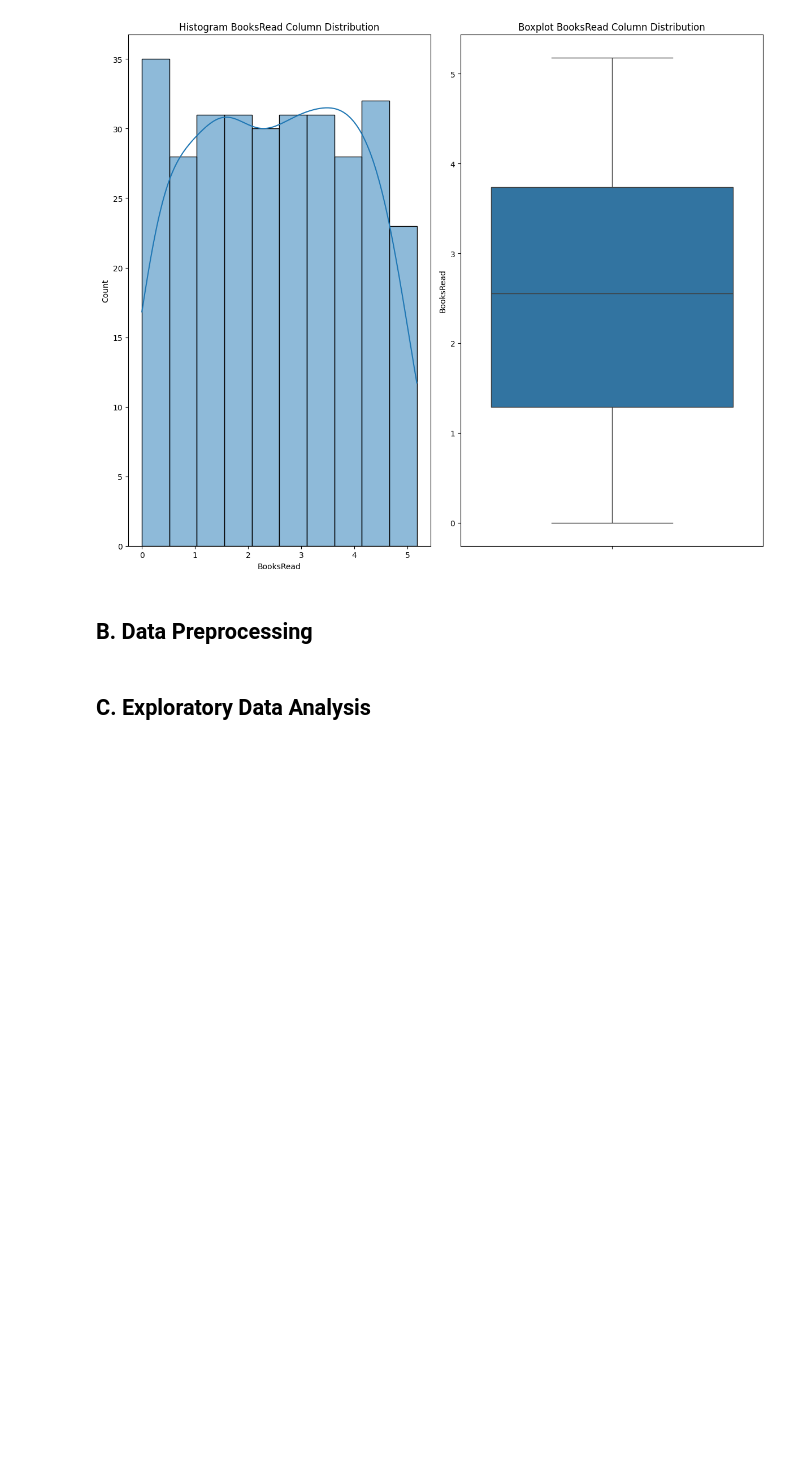
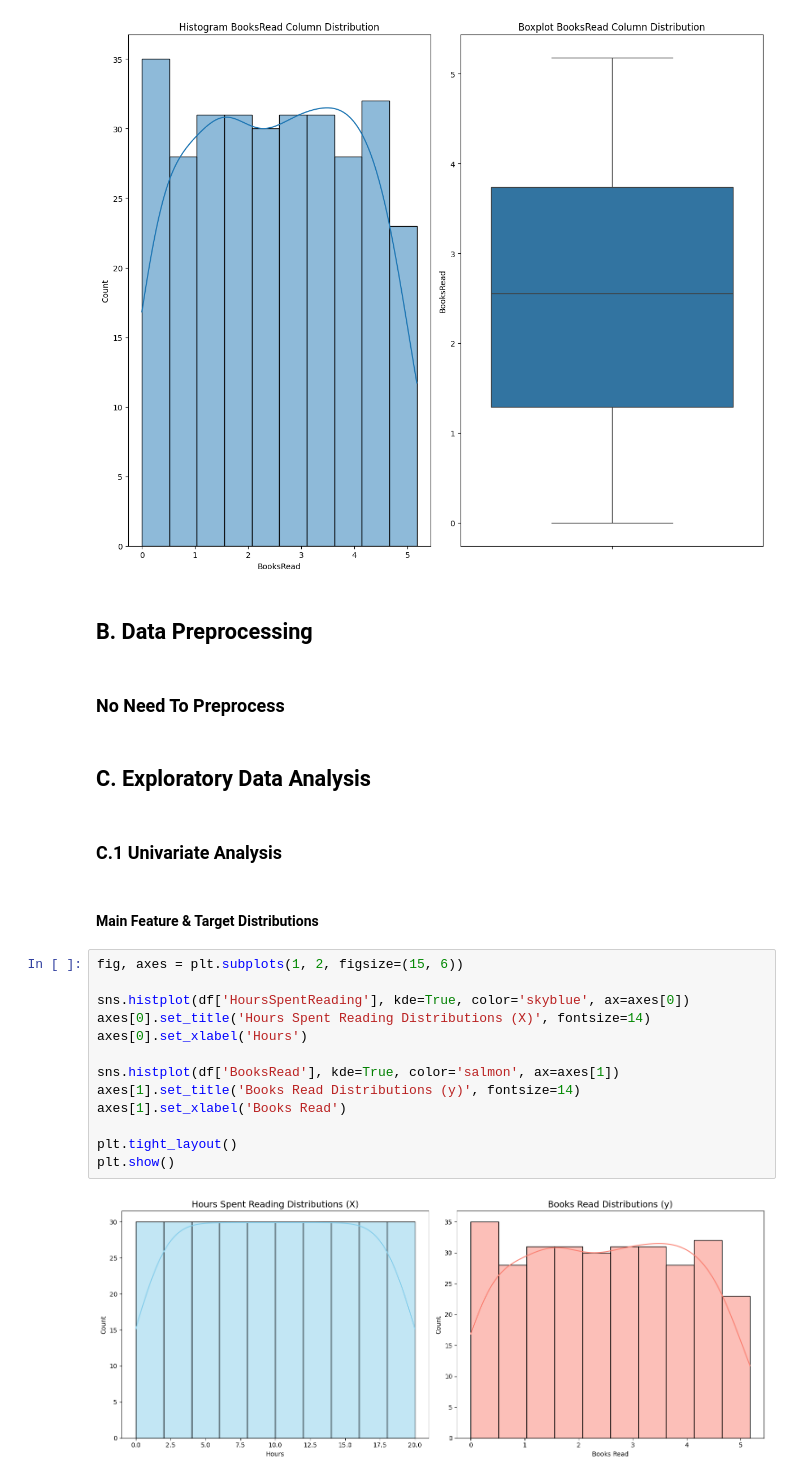
Before and after one commit to HablSank/1Day-1Dataset_MachineLearningProject, a Jupyter notebook: Day-20/Simple Linear Regression (Book Read Hours)/book_read.ipynb, the cells around one changed output. Drawn from its saved outputs; the diff is of its cells as text; blank space fills up the shorter version.

```diff
--- a/Day-20/Simple Linear Regression (Book Read Hours)/book_read.ipynb
+++ b/Day-20/Simple Linear Regression (Book Read Hours)/book_read.ipynb
@@ -106,5 +106,26 @@ for col in df.select_dtypes(include='number'):
 [figure]
 # %% [markdown]
 ## B. Data Preprocessing
+# %% [markdown]
+### No Need To Preprocess
 # %% [markdown]
 ## C. Exploratory Data Analysis
+# %% [markdown]
+### C.1 Univariate Analysis
+# %% [markdown]
+#### Main Feature & Target Distributions
+# %%
+fig, axes = plt.subplots(1, 2, figsize=(15, 6))
+
+sns.histplot(df['HoursSpentReading'], kde=True, color='skyblue', ax=axes[0])
+axes[0].set_title('Hours Spent Reading Distributions (X)', fontsize=14)
+axes[0].set_xlabel('Hours')
+
+sns.histplot(df['BooksRead'], kde=True, color='salmon', ax=axes[1])
+axes[1].set_title('Books Read Distributions (y)', fontsize=14)
+axes[1].set_xlabel('Books Read')
+
+plt.tight_layout()
+plt.show()
+# %% [output]
+[figure, added]
```
Also changed, not shown: parts of 9 cells of this notebook.
